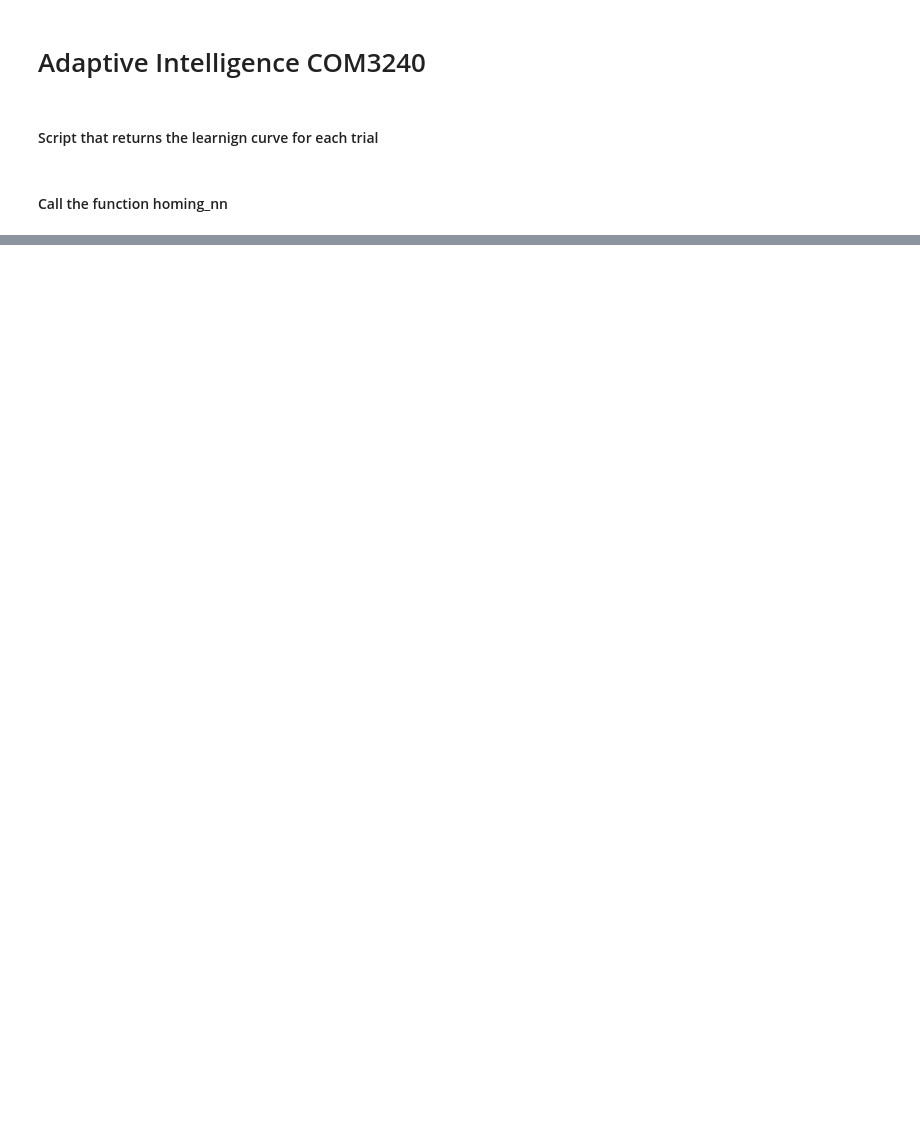
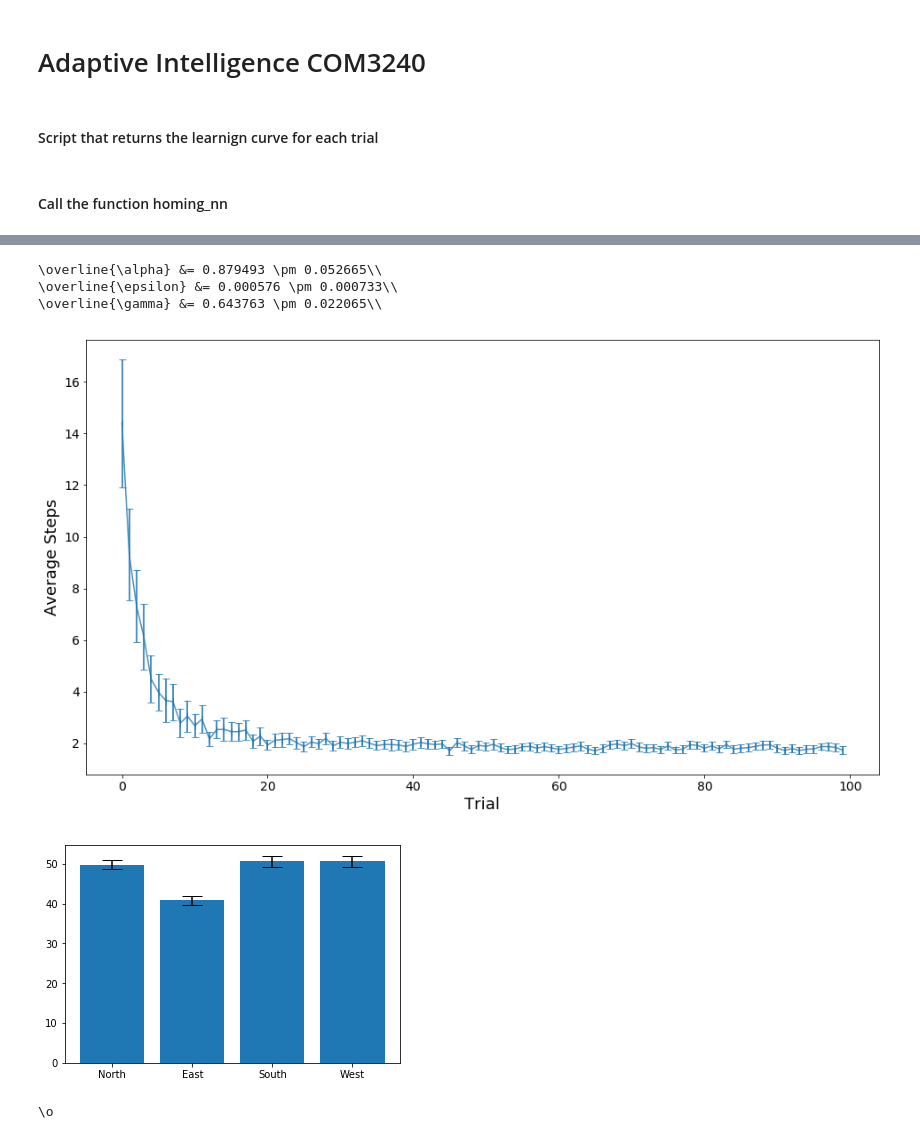
Before and after one commit to jcdhan1/COM3240-Labs, a Jupyter notebook: COM3240sessions79/Lab9.ipynb, the cells around one changed output, grey strips where cells are left out. Drawn from its saved outputs; the diff is of its cells as text; code cells hidden in the pictures; blank space fills up the shorter version.

```diff
--- a/COM3240sessions79/Lab9.ipynb
+++ b/COM3240sessions79/Lab9.ipynb
@@ -237,7 +289,0 @@ print(tabulate(param_minima, headers=["$\\alpha$", "$\epsilon$", "$\gamma$", "$g
-# %%
-param_means = np.mean(param_minima.T[:3], axis=1)
-param_sems =  np.round(2*np.std(param_minima.T[:3], axis=1)/np.sqrt(10),6)
-param_names = ["\overline{\\alpha}", "\overline{\epsilon}", "\overline{\gamma}"]
-for i in range(3):
-    print(param_names[i], '&=', str(param_means[i]),'\pm',str(param_sems[i])+"\\\\")
-manyruns(n_trials, *tuple(param_means))
@@ -261,0 +305,18 @@ print(l_curve[0])
+# %%
+final_params = []
+for k in params_dict.keys():
+    foo_bar = np.round(opt_means(k)[-1],6)
+    foo_sem = np.round(opt_sems(k)[-1],6)
+    final_params += [foo_bar]
+    print("\overline{\\" + k + "}", '&=', str(foo_bar),'\pm',str(foo_sem)+"\\\\")
+manyruns(n_trials, *tuple(final_params),count_actions=True)
+# %% [output]
+\overline{\alpha} &= 0.879493 \pm 0.052665\\
+\overline{\epsilon} &= 0.000576 \pm 0.000733\\
+\overline{\gamma} &= 0.643763 \pm 0.022065\\
+[figure, added]
+[figure, added]
+# %%
+print("\o")
+# %% [output]
+\o
```
Also changed, not shown: parts of 8 cells of this notebook, 7 other files.
